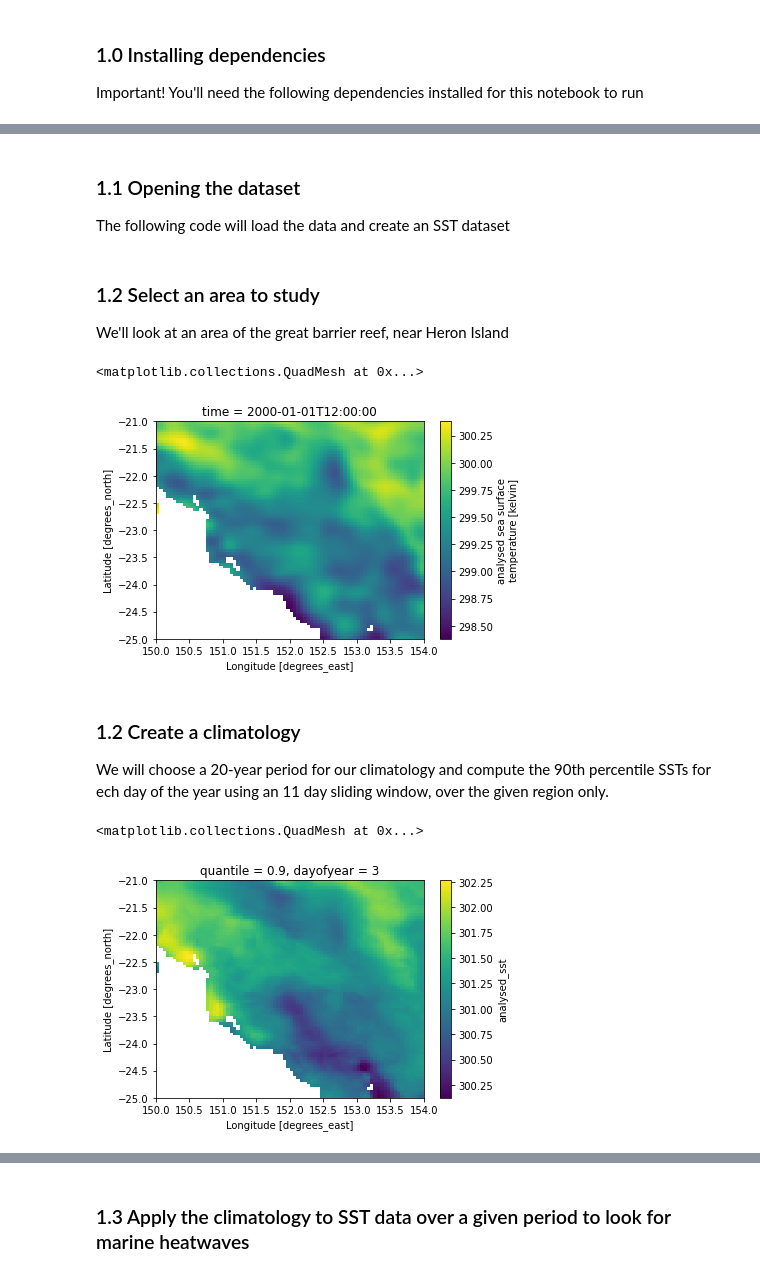
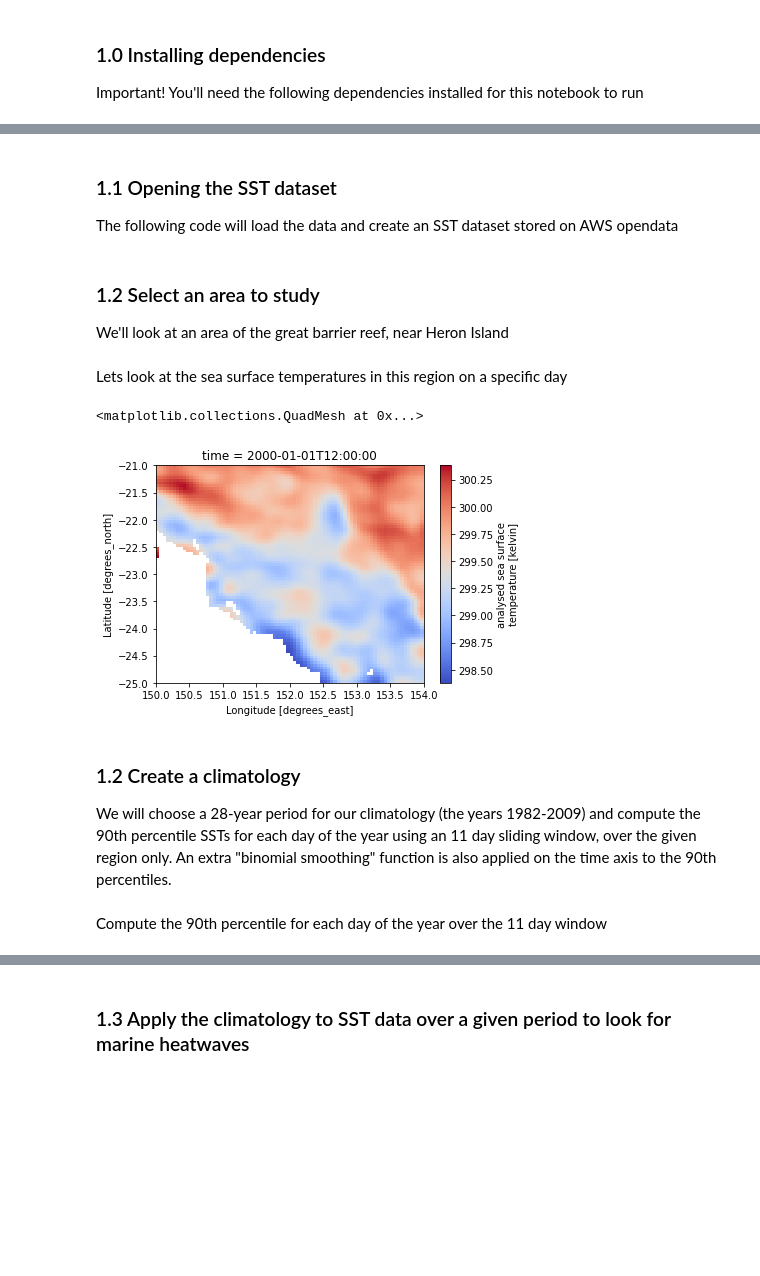
Before and after one commit to surftemp/regridding_tools, a Jupyter notebook: publish_to_zarr/tutorial2.ipynb, the cells around one changed output, grey strips where cells are left out. Drawn from its saved outputs; the diff is of its cells as text; code cells hidden in the pictures; blank space fills up the shorter version.

```diff
--- a/publish_to_zarr/tutorial2.ipynb
+++ b/publish_to_zarr/tutorial2.ipynb
@@ -54,9 +55,9 @@ import xarray as xr
 import matplotlib
 import numpy as np
 # %% [markdown]
-### 1.1 Opening the dataset
+### 1.1 Opening the SST dataset
 
-The following code will load the data and create an SST dataset
+The following code will load the data and create an SST dataset stored on AWS opendata
 # %%
 s3 = s3fs.S3FileSystem(anon=True)
 store = s3fs.S3Map(root="s3://surftemp-sst/sst.zarr", s3=s3, create=False)
@@ -70,13 +71,16 @@ lat_min = -25
 lat_max = -21
 lon_min = 150
 lon_max = 154
+# %% [markdown]
+Lets look at the sea surface temperatures  in this region on a specific day
 # %%
-sst_ds["analysed_sst"].sel(time="2000-01-01").sel(lat=slice(lat_min,lat_max),lon=slice(lon_min,lon_max)).plot()
+sst_ds["analysed_sst"].sel(time="2000-01-01").sel(lat=slice(lat_min,lat_max),lon=slice(lon_min,lon_max)) \
+   .plot(cmap="coolwarm")
 # %% [output]
 <matplotlib.collections.QuadMesh at 0x...>
-[figure, old version]
+[figure, new version]
 # %% [markdown]
 ### 1.2 Create a climatology
 
-We will choose a 20-year period for our climatology and compute the 90th percentile SSTs for ech day of the year using an 11 day sliding window, over the given region only.
+We will choose a 28-year period for our climatology (the years 1982-2009) and compute the 90th percentile SSTs for each day of the year using an 11 day sliding window, over the given region only.  An extra "binomial smoothing" function is also applied on the time axis to the 90th percentiles.
 # %%
@@ -86,5 +90,7 @@ climatology_end = "2009-12-31"
 climatology_raw_data = sst_ds["analysed_sst"] \
      .sel(time=slice(climatology_start,climatology_end)) \
      .sel(lat=slice(lat_min,lat_max),lon=slice(lon_min,lon_max))
+# %% [markdown]
+Compute the 90th percentile for each day of the year over the 11 day window
 # %%
 climatology_rolling = climatology_raw_data.chunk({"lat": 10, "lon": 10, "time":-1}) \
@@ -94,8 +102,3 @@ climatology_rolling = climatology_raw_data.chunk({"lat": 10, "lon": 10, "time":-
 climatology_90th_percentile = climatology_rolling.chunk({"time":-1}) \
     .groupby("time.dayofyear") \
     .quantile(0.9,dim=["time","window"]).load()
-# %%
-climatology_90th_percentile.sel(dayofyear=3).plot()
-# %% [output]
-<matplotlib.collections.QuadMesh at 0x...>
-[figure, removed]
```
Also changed, not shown: parts of 18 cells of this notebook, 1 other file.
